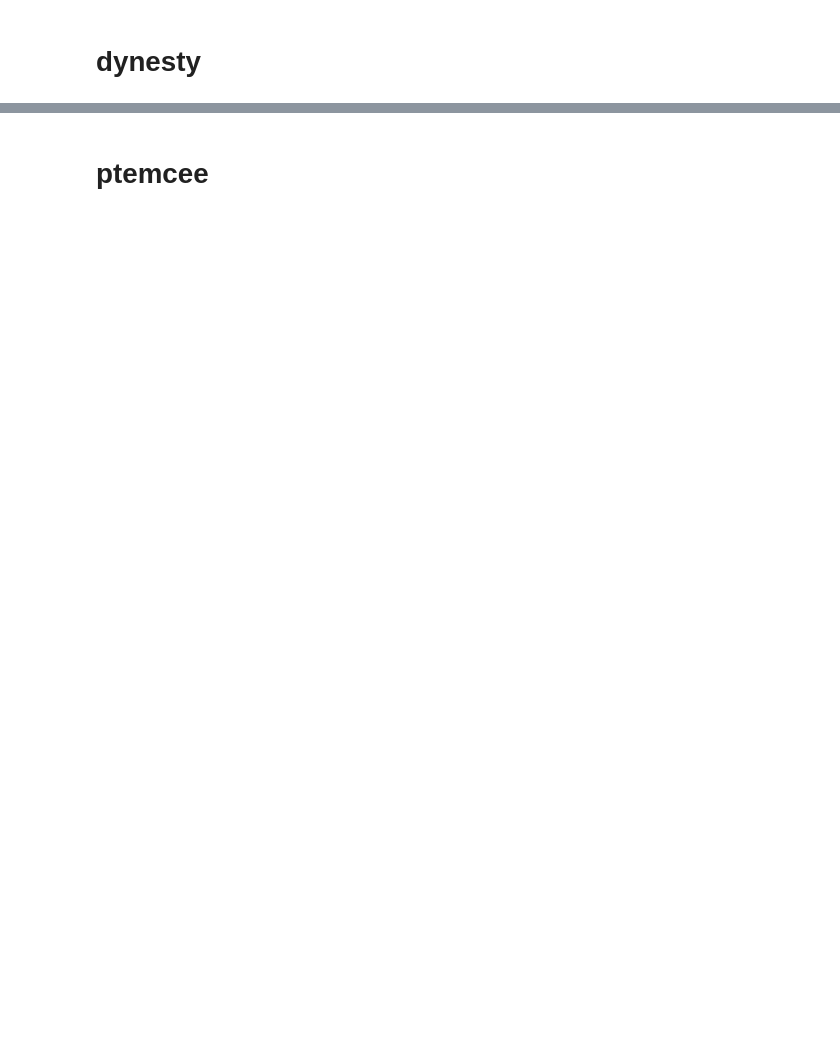
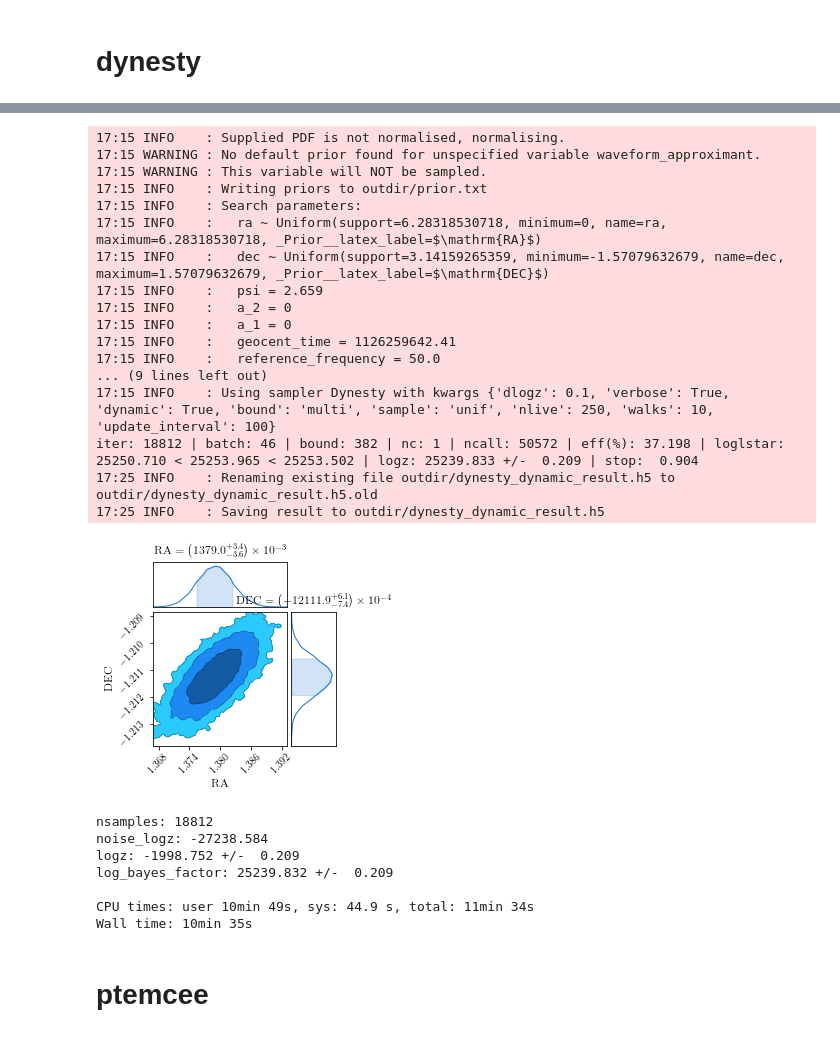
Before and after one commit to bilby-dev/bilby, a Jupyter notebook: examples/tutorials/compare_samplers.ipynb, the cells around one changed output, grey strips where cells are left out. Drawn from its saved outputs; the diff is of its cells as text; code cells hidden in the pictures; blank space fills up the shorter version.

```diff
--- a/examples/tutorials/compare_samplers.ipynb
+++ b/examples/tutorials/compare_samplers.ipynb
@@ -139,3 +134,38 @@ Wall time: 1min 10s
+# %%
+%%time
+result = tupak.sampler.run_sampler(
+    likelihood, priors=priors, sampler='dynesty', label='dynesty_dynamic',
+    bound='multi', nlive=250, sample='unif', verbose=True,
+    update_interval=100, dynamic=True)
+fig = result.plot_corner(save=False)
+plt.show()
+print(result)
+# %% [output]
+17:15 INFO    : Supplied PDF is not normalised, normalising.
+17:15 WARNING : No default prior found for unspecified variable waveform_approximant.
+17:15 WARNING : This variable will NOT be sampled.
+17:15 INFO    : Writing priors to outdir/prior.txt
+17:15 INFO    : Search parameters:
+17:15 INFO    :   ra ~ Uniform(support=6.28318530718, minimum=0, name=ra, maximum=6.28318530718, _Prior__latex_label=$\mathrm{RA}$)
+17:15 INFO    :   dec ~ Uniform(support=3.14159265359, minimum=-1.57079632679, name=dec, maximum=1.57079632679, _Prior__latex_label=$\mathrm{DEC}$)
+17:15 INFO    :   psi = 2.659
+17:15 INFO    :   a_2 = 0
+17:15 INFO    :   a_1 = 0
+17:15 INFO    :   geocent_time = 1126259642.41
+17:15 INFO    :   reference_frequency = 50.0
+... (9 lines left out)
+17:15 INFO    : Using sampler Dynesty with kwargs {'dlogz': 0.1, 'verbose': True, 'dynamic': True, 'bound': 'multi', 'sample': 'unif', 'nlive': 250, 'walks': 10, 'update_interval': 100}
+iter: 18812 | batch: 46 | bound: 382 | nc: 1 | ncall: 50572 | eff(%): 37.198 | loglstar: 25250.710 < 25253.965 < 25253.502 | logz: 25239.833 +/-  0.209 | stop:  0.904
+17:25 INFO    : Renaming existing file outdir/dynesty_dynamic_result.h5 to outdir/dynesty_dynamic_result.h5.old
+17:25 INFO    : Saving result to outdir/dynesty_dynamic_result.h5
+[figure, added]
+nsamples: 18812
+noise_logz: -27238.584
+logz: -1998.752 +/-  0.209
+log_bayes_factor: 25239.832 +/-  0.209
+
+CPU times: user 10min 49s, sys: 44.9 s, total: 11min 34s
+Wall time: 10min 35s
 # %% [markdown]
 # ptemcee
 # %%
```
Also changed, not shown: parts of 6 cells of this notebook, 1 other file.
